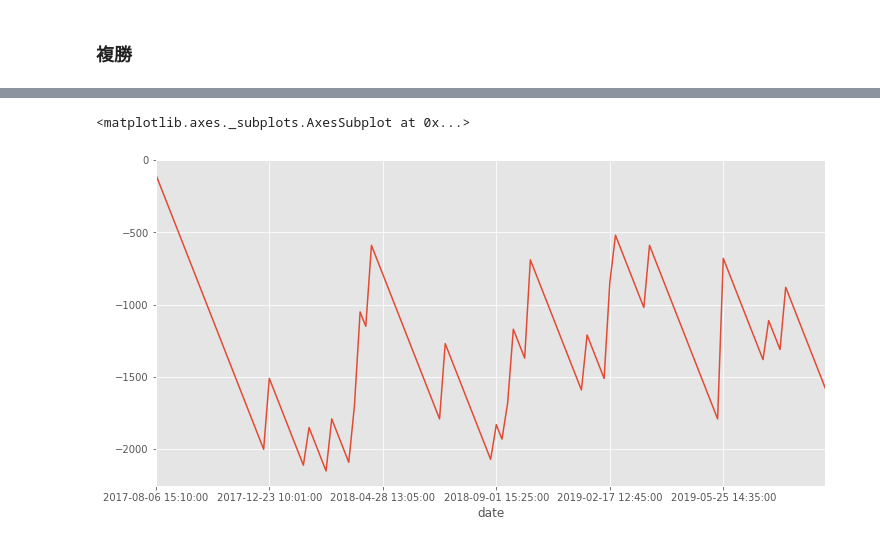
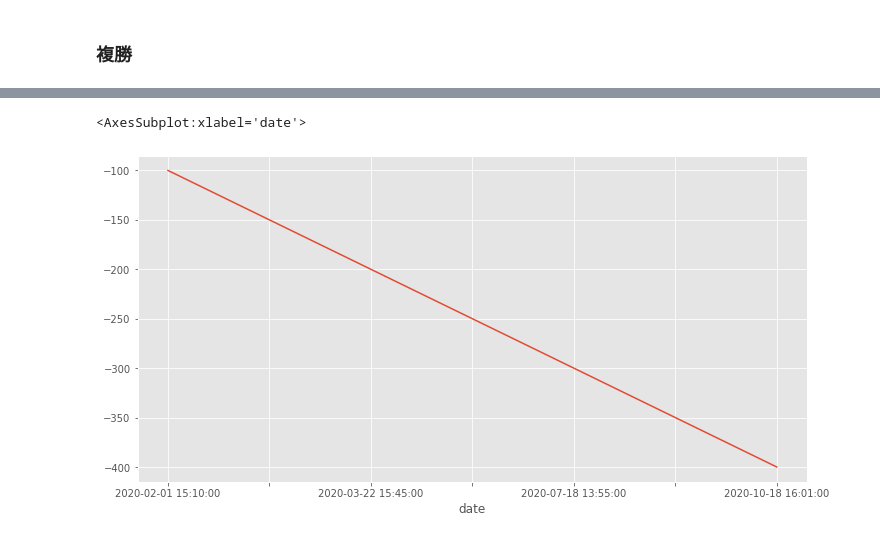
Before and after one commit to abeken22M2/race-predict, a Jupyter notebook: evaluate_prediction.ipynb, the cells around one changed output, grey strips where cells are left out. Saved outputs shown, nothing was run; the diff lists cells and outputs as text; code cells hidden in the pictures.

```diff
--- a/evaluate_prediction.ipynb
+++ b/evaluate_prediction.ipynb
@@ -14,5 +14,5 @@ plt.style.use('ggplot')
 race_df = pd.read_csv("./csv/cleaned_race_data.csv", sep=",", low_memory=False)
 horse_df = pd.read_csv("./csv/cleaned_horse_data.csv", sep=",", low_memory=False)
 # %%
-predict_result = pd.read_csv("./predict/train_simple_predicted_test.csv", sep=",")
+predict_result = pd.read_csv("./predict/train_no_obstacle_by_MLmethods_predicted_test.csv", sep=",")
 #predict_result = pd.read_csv("./predict/train_hyperas_predicted_test.csv", sep=",")
@@ -216,7 +243,7 @@ simple.plot()
 # %%
 # オッズがある範囲のとき
-simple = race_result.loc[((race_result["odds"]>20.0) & (race_result["odds"]<65)), 'hukusyo_return'].cumsum()
+simple = race_result.loc[((race_result["odds"]>10.0) & (race_result["odds"]<65) & (race_result["blend"]>62)), 'hukusyo_return'].cumsum()
 simple.plot(figsize=(12, 6))
 # %% [output]
-<matplotlib.axes._subplots.AxesSubplot at 0x...>
+<AxesSubplot:xlabel='date'>
-[figure, old version]
+[figure, new version]
```
Also changed, not shown: parts of 20 cells of this notebook, 6 other files.
